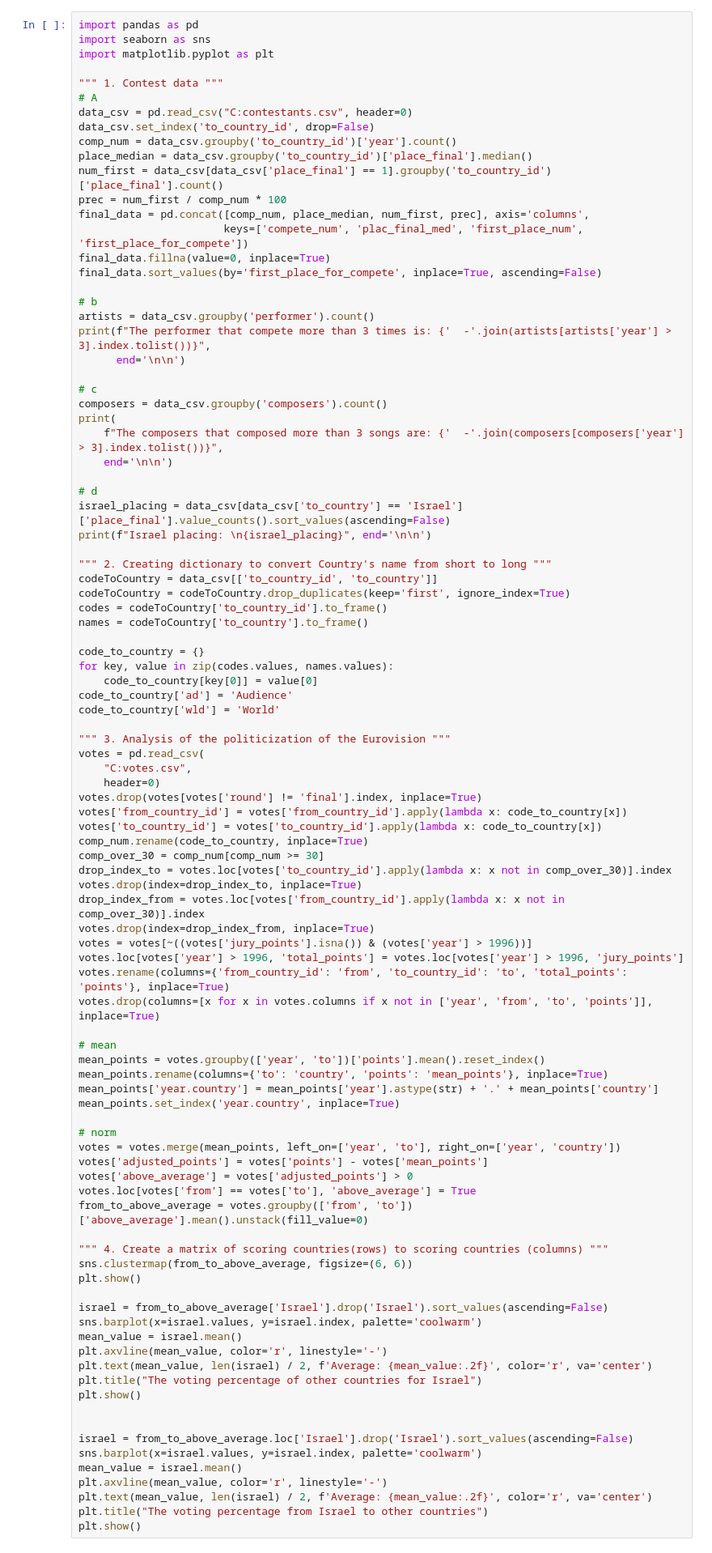
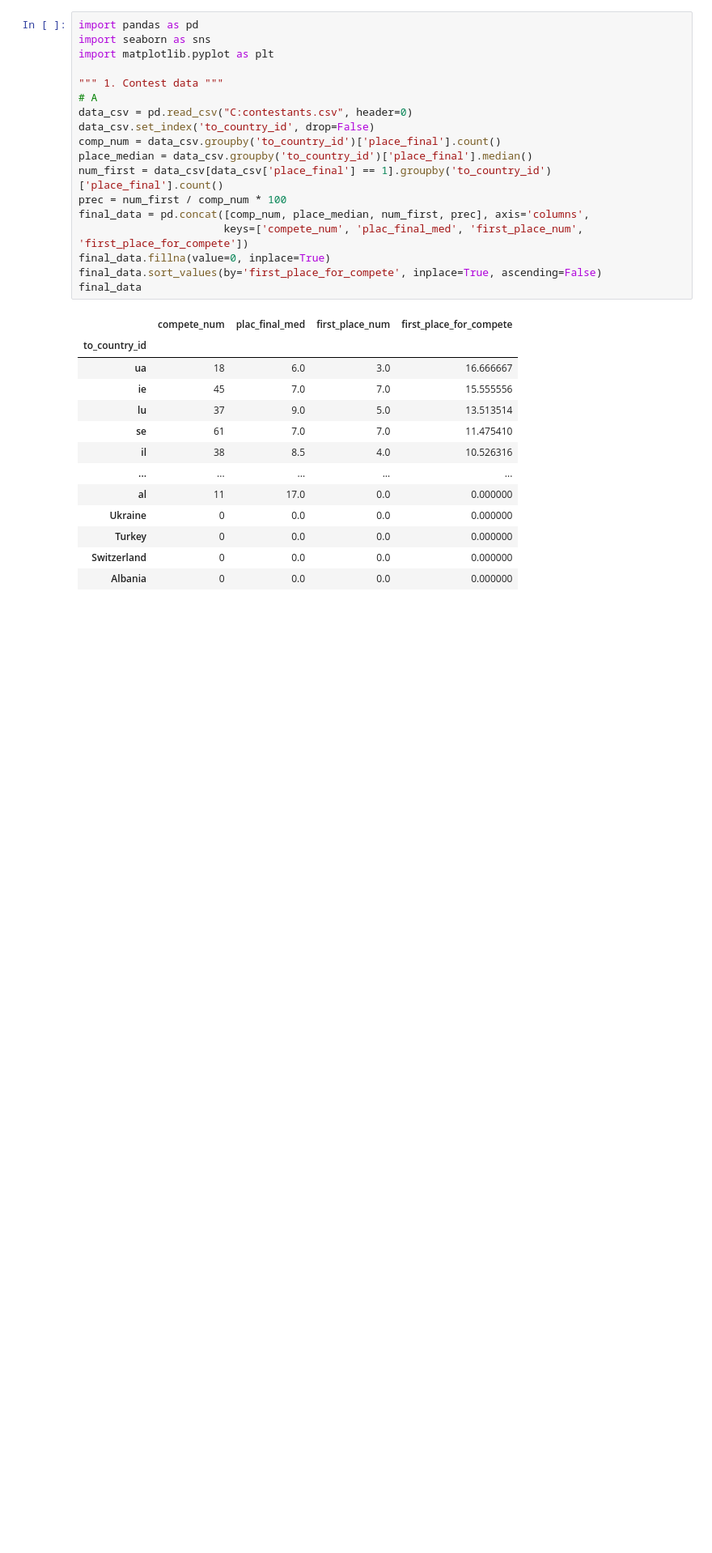
Before and after one commit to maliabramovitch/HW-Introduction-to-Data-Science, a Jupyter notebook: HW01/HW01.ipynb, the cells around one changed output. Shown: that part at 81% size. Drawn from its saved outputs; the diff is of its cells as text; blank space fills up the shorter version.

Commit message:
Merge remote-tracking branch 'origin/master'

```diff
--- a/HW01/HW01.ipynb
+++ b/HW01/HW01.ipynb
@@ -1,97 +1,32 @@
 # %%
 import pandas as pd
 import seaborn as sns
 import matplotlib.pyplot as plt
 
 """ 1. Contest data """
 # A
 data_csv = pd.read_csv("C:contestants.csv", header=0)
 data_csv.set_index('to_country_id', drop=False)
-comp_num = data_csv.groupby('to_country_id')['year'].count()
+comp_num = data_csv.groupby('to_country_id')['place_final'].count()
 place_median = data_csv.groupby('to_country_id')['place_final'].median()
 num_first = data_csv[data_csv['place_final'] == 1].groupby('to_country_id')['place_final'].count()
 prec = num_first / comp_num * 100
 final_data = pd.concat([comp_num, place_median, num_first, prec], axis='columns',
                        keys=['compete_num', 'plac_final_med', 'first_place_num', 'first_place_for_compete'])
 final_data.fillna(value=0, inplace=True)
 final_data.sort_values(by='first_place_for_compete', inplace=True, ascending=False)
-
-# b
-artists = data_csv.groupby('performer').count()
-print(f"The performer that compete more than 3 times is: {'  -'.join(artists[artists['year'] > 3].index.tolist())}",
-      end='\n\n')
-
-# c
-composers = data_csv.groupby('composers').count()
-print(
-    f"The composers that composed more than 3 songs are: {'  -'.join(composers[composers['year'] > 3].index.tolist())}",
-    end='\n\n')
-
-# d
-israel_placing = data_csv[data_csv['to_country'] == 'Israel']['place_final'].value_counts().sort_values(ascending=False)
-print(f"Israel placing: \n{israel_placing}", end='\n\n')
-
-""" 2. Creating dictionary to convert Country's name from short to long """
-codeToCountry = data_csv[['to_country_id', 'to_country']]
-codeToCountry = codeToCountry.drop_duplicates(keep='first', ignore_index=True)
-codes = codeToCountry['to_country_id'].to_frame()
-names = codeToCountry['to_country'].to_frame()
-
-code_to_country = {}
-for key, value in zip(codes.values, names.values):
-    code_to_country[key[0]] = value[0]
-code_to_country['ad'] = 'Audience'
-code_to_country['wld'] = 'World'
-
-""" 3. Analysis of the politicization of the Eurovision """
-votes = pd.read_csv(
-    "C:votes.csv",
-    header=0)
-votes.drop(votes[votes['round'] != 'final'].index, inplace=True)
-votes['from_country_id'] = votes['from_country_id'].apply(lambda x: code_to_country[x])
-votes['to_country_id'] = votes['to_country_id'].apply(lambda x: code_to_country[x])
-comp_num.rename(code_to_country, inplace=True)
-comp_over_30 = comp_num[comp_num >= 30]
-drop_index_to = votes.loc[votes['to_country_id'].apply(lambda x: x not in comp_over_30)].index
-votes.drop(index=drop_index_to, inplace=True)
-drop_index_from = votes.loc[votes['from_country_id'].apply(lambda x: x not in comp_over_30)].index
-votes.drop(index=drop_index_from, inplace=True)
-votes = votes[~((votes['jury_points'].isna()) & (votes['year'] > 1996))]
-votes.loc[votes['year'] > 1996, 'total_points'] = votes.loc[votes['year'] > 1996, 'jury_points']
-votes.rename(columns={'from_country_id': 'from', 'to_country_id': 'to', 'total_points': 'points'}, inplace=True)
-votes.drop(columns=[x for x in votes.columns if x not in ['year', 'from', 'to', 'points']], inplace=True)
-
-# mean
-mean_points = votes.groupby(['year', 'to'])['points'].mean().reset_index()
-mean_points.rename(columns={'to': 'country', 'points': 'mean_points'}, inplace=True)
-mean_points['year.country'] = mean_points['year'].astype(str) + '.' + mean_points['country']
-mean_points.set_index('year.country', inplace=True)
-
-# norm
-votes = votes.merge(mean_points, left_on=['year', 'to'], right_on=['year', 'country'])
-votes['adjusted_points'] = votes['points'] - votes['mean_points']
-votes['above_average'] = votes['adjusted_points'] > 0
-votes.loc[votes['from'] == votes['to'], 'above_average'] = True
-from_to_above_average = votes.groupby(['from', 'to'])['above_average'].mean().unstack(fill_value=0)
-
-""" 4. Create a matrix of scoring countries(rows) to scoring countries (columns) """
-sns.clustermap(from_to_above_average, figsize=(6, 6))
-plt.show()
-
-israel = from_to_above_average['Israel'].drop('Israel').sort_values(ascending=False)
-sns.barplot(x=israel.values, y=israel.index, palette='coolwarm')
-mean_value = israel.mean()
-plt.axvline(mean_value, color='r', linestyle='-')
-plt.text(mean_value, len(israel) / 2, f'Average: {mean_value:.2f}', color='r', va='center')
-plt.title("The voting percentage of other countries for Israel")
-plt.show()
-
-
-israel = from_to_above_average.loc['Israel'].drop('Israel').sort_values(ascending=False)
-sns.barplot(x=israel.values, y=israel.index, palette='coolwarm')
-mean_value = israel.mean()
-plt.axvline(mean_value, color='r', linestyle='-')
-plt.text(mean_value, len(israel) / 2, f'Average: {mean_value:.2f}', color='r', va='center')
-plt.title("The voting percentage from Israel to other countries")
-plt.show()
+final_data
 # %% [output]
+|  | compete_num | plac_final_med | first_place_num | first_place_for_compete |
+| to_country_id |  |  |  |  |
+| ua | 18 | 6.0 | 3.0 | 16.666667 |
+| ie | 45 | 7.0 | 7.0 | 15.555556 |
+| lu | 37 | 9.0 | 5.0 | 13.513514 |
+| se | 61 | 7.0 | 7.0 | 11.475410 |
+| il | 38 | 8.5 | 4.0 | 10.526316 |
+| ... | ... | ... | ... | ... |
+| al | 11 | 17.0 | 0.0 | 0.000000 |
+| Ukraine | 0 | 0.0 | 0.0 | 0.000000 |
+| Turkey | 0 | 0.0 | 0.0 | 0.000000 |
+| Switzerland | 0 | 0.0 | 0.0 | 0.000000 |
+| Albania | 0 | 0.0 | 0.0 | 0.000000 |
```
Also changed, not shown: parts of 11 cells of this notebook.
